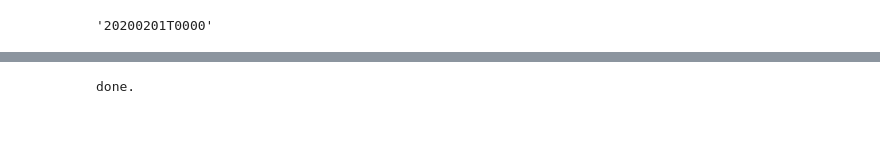
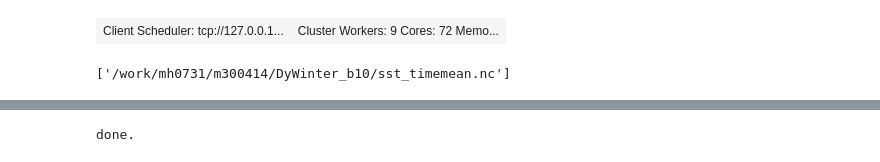
Before and after one commit to mretsch/phd, a Jupyter notebook: Notebooks/global_icosahedron_to_tropical_reggrid.ipynb, the cells around one changed output, grey strips where cells are left out. Drawn from its saved outputs; the diff is of its cells as text; code cells hidden in the pictures; blank space fills up the shorter version.

```diff
--- a/Notebooks/global_icosahedron_to_tropical_reggrid.ipynb
+++ b/Notebooks/global_icosahedron_to_tropical_reggrid.ipynb
@@ -18,33 +18,38 @@ import xarray as xr # Libary to work with labeled n-dimensional data and dask
 import warnings
 warnings.filterwarnings(action='ignore')
 # %%
-# Set some user specific variables
-scratch_dir = Path('/scratch') / getuser()[0] / getuser() # Define the users scratch dir
+# # Set some user specific variables
+# scratch_dir = Path('/scratch') / getuser()[0] / getuser() # Define the users scratch dir
 
-# Create a temp directory where the output of distributed cluster will be written to, after this notebook
-# is closed the temp directory will be closed
-dask_tmp_dir = TemporaryDirectory(dir=scratch_dir, prefix='reggrid_')
+# # Create a temp directory where the output of distributed cluster will be written to, after this notebook
+# # is closed the temp directory will be closed
+# dask_tmp_dir = TemporaryDirectory(dir=scratch_dir, prefix='reggrid_')
 
-cluster = SLURMCluster(memory='500GiB',# '256GiB',
-                       cores=72,# 48,
-                       project='mh0731',
-                       walltime='3:00:00',
-                       queue='gpu',
-                       name='reggrid',
-                       scheduler_options={'dashboard_address': ':12435'},
-                       local_directory=dask_tmp_dir.name,
-                       job_extra=[#f'--nodelist=mg208',
-                                  f'-J rggrd',
-                                  f'-D {dask_tmp_dir.name}',
-                                  f'--begin=now',
-                                  f'--output={dask_tmp_dir.name}/LOG_cluster.%j.o',
-                                  f'--output={dask_tmp_dir.name}/LOG_cluster.%j.o'
-                                 ],
-                       interface='ib0')
+# cluster = SLURMCluster(memory='500GiB',# '256GiB',
+#                        cores=72,# 48,
+#                        project='mh0731',
+#                        walltime='3:00:00',
+#                        queue='gpu',
+#                        name='reggrid',
+#                        scheduler_options={'dashboard_address': ':12435'},
+#                        local_directory=dask_tmp_dir.name,
+#                        job_extra=[#f'--nodelist=mg208',
+#                                   f'-J rggrd',
+#                                   f'-D {dask_tmp_dir.name}',
+#                                   f'--begin=now',
+#                                   f'--output={dask_tmp_dir.name}/LOG_cluster.%j.o',
+#                                   f'--output={dask_tmp_dir.name}/LOG_cluster.%j.o'
+#                                  ],
+#                        interface='ib0')
 
-cluster.scale(jobs=1)
-dask_client = Client(cluster)
-dask_client.wait_for_workers(9)#(6)
+# cluster.scale(jobs=1)
+# dask_client = Client(cluster)
+# dask_client.wait_for_workers(9)#(6)
+
+dask_client = Client()
+dask_client
+# %% [output]
+| Client Scheduler: tcp://127.0.0.1... | Cluster Workers: 9 Cores: 72 Memo... |
 # %%
 @dask.delayed
 def run_cmd(cmd, path_extra=Path(sys.exec_prefix)/'bin'):
@@ -59,18 +64,20 @@ def run_cmd(cmd, path_extra=Path(sys.exec_prefix)/'bin'):
         raise RuntimeError(f'{error}')
     return status.stdout.decode('utf-8')
 # %%
-data_path = Path('/work/mh0731/m300414/DyWinter_b10/U_Wind/')
-glob_pattern = 'v900_'
+data_path = Path('/work/mh0731/m300414/DyWinter_b10/')
+glob_pattern = 'sst'
 # if dont take first element(s), theres a subdir with more matching files, we dont want that
-data_files = sorted([str(f) for f in data_path.rglob(f'*{glob_pattern}*.nc')])[1:]
+data_files = sorted([str(f) for f in data_path.rglob(f'*{glob_pattern}*.nc')])#[1:]
 
 work_dir = Path('/work/mh0731/m300414/')
 gridfile = Path('/pool/data/ICON/grids/public/mpim/0017/icon_grid_0017_R02B10_G.nc')
 grid_description = work_dir / 'DyWinter_b10' /'Cartesian_Grid' / 'griddes_tropics.txt'
 weight_file      = work_dir / 'DyWinter_b10' /'Cartesian_Grid' / 'weight_file_tropics.nc'
+
+data_files
+# %% [output]
+['/work/mh0731/m300414/DyWinter_b10/sst_timemean.nc']
 # %%
-data_files[0][-16:-3]
+# data_files[0][-16:-3]
-# %% [output]
-'20200201T0000'
 # %%
 run_futures = []
```
Also changed, not shown: parts of 2 cells of this notebook, 4 other files.
